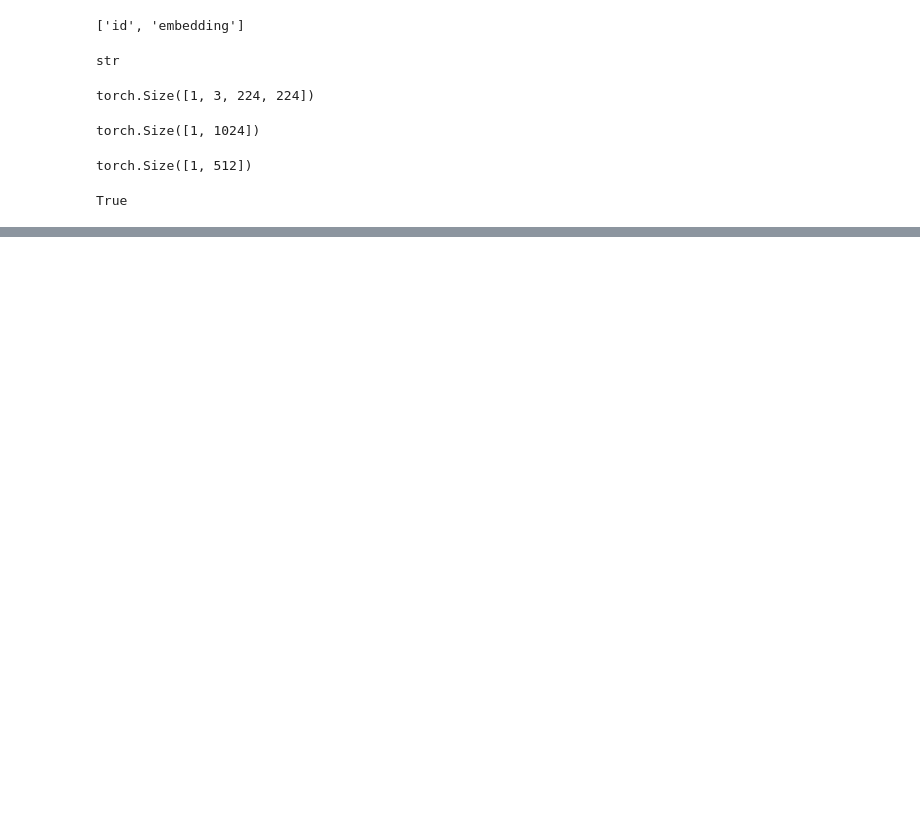
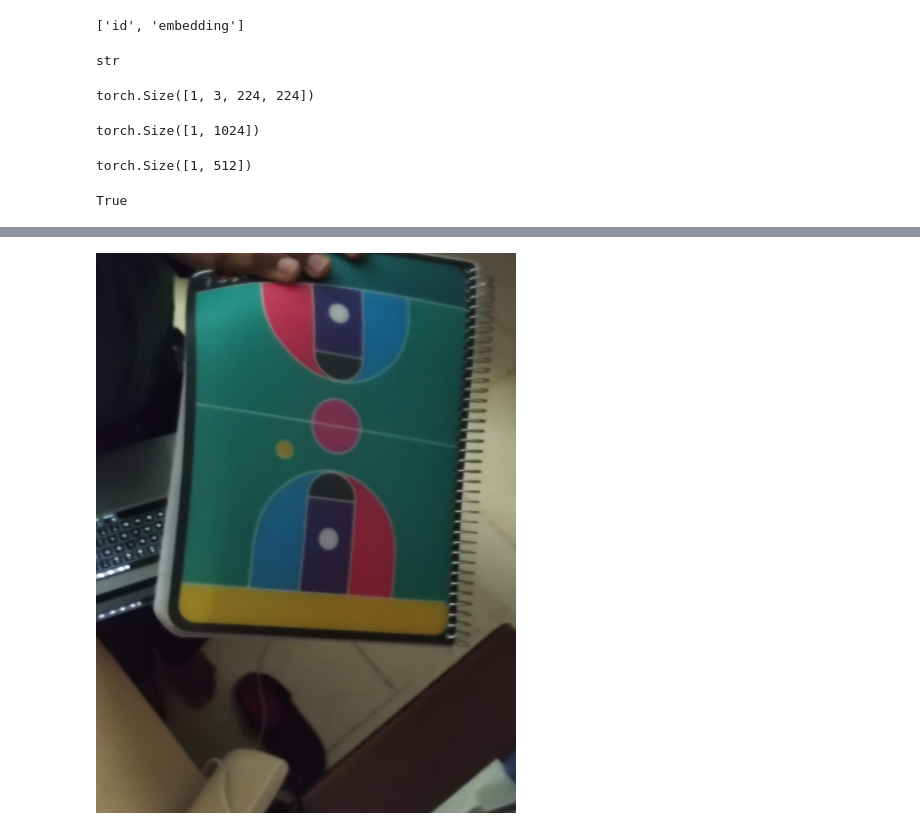
Before and after one commit to campus-detectives/models, a Jupyter notebook: scripts/singleshot_detection.ipynb, the cells around one changed output, grey strips where cells are left out. Saved outputs shown, nothing was run; the diff lists cells and outputs as text; code cells hidden in the pictures; blank space fills up the shorter version.

```diff
--- a/scripts/singleshot_detection.ipynb
+++ b/scripts/singleshot_detection.ipynb
@@ -115,3 +115,9 @@ torch.Size([1, 512])
 model.comparator(val1,val2).item()>0.5
 # %% [output]
 True
+# %%
+from base64 import b64decode
+import io
+var2=input()
+header, encoded = var2.split("base64,", 1)
+data = b64decode(encoded)
@@ -117,0 +126,6 @@ True
+# %%
+image = Image.open(io.BytesIO(data))
+# %%
+image
+# %% [output]
+[figure, added]
```
Also changed, not shown: parts of 1 cell of this notebook, 2 other files.
